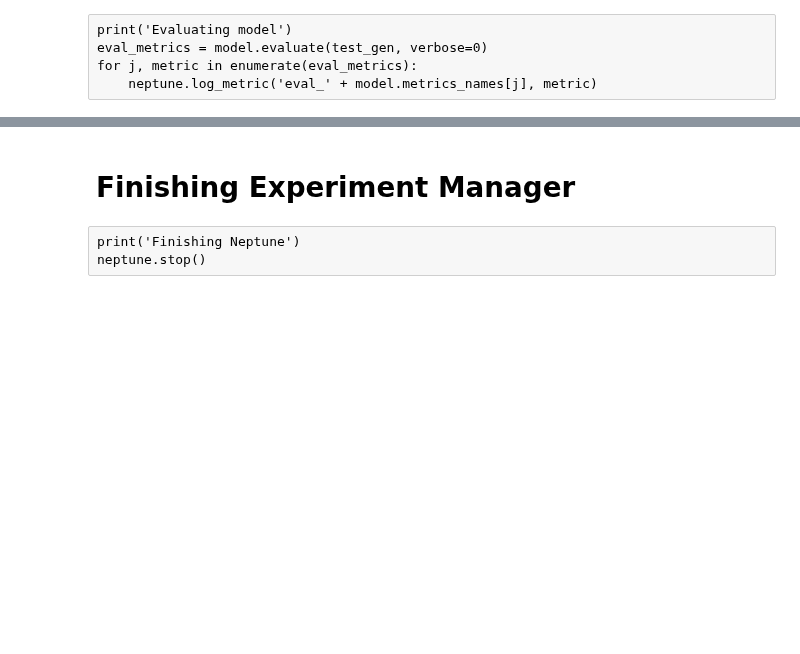
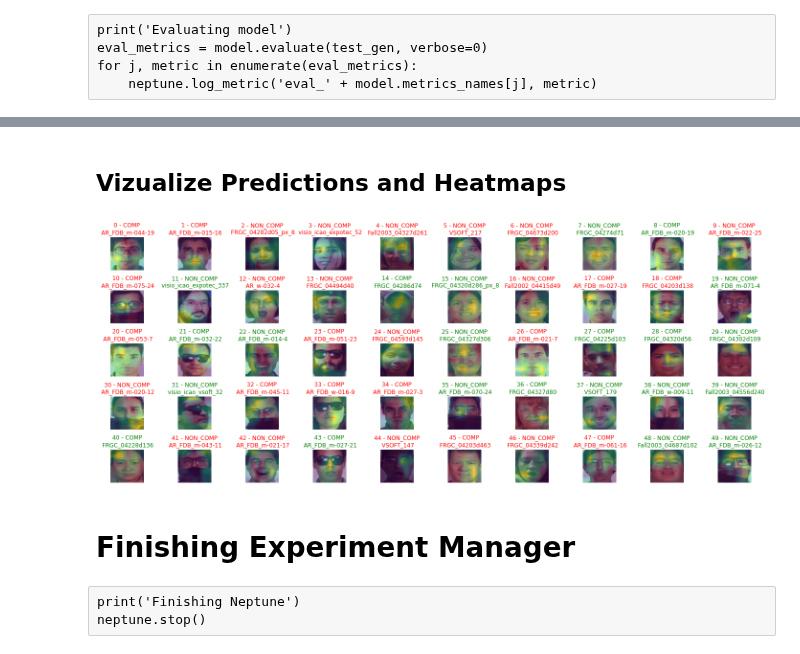
Before and after one commit to guilhermemg/icao_nets_training, a Jupyter notebook: notebooks/train_mobilenetv2.ipynb, the cells around one changed output, grey strips where cells are left out. Saved outputs shown, nothing was run; the diff lists cells and outputs as text; code cells hidden in the pictures; blank space fills up the shorter version.

```diff
--- a/notebooks/train_mobilenetv2.ipynb
+++ b/notebooks/train_mobilenetv2.ipynb
@@ -424,3 +481,18 @@ for j, metric in enumerate(eval_metrics):
+# %% [markdown]
+## Vizualize Predictions and Heatmaps
+# %%
+tmp_df = test_df.sample(n = 50, random_state=42)
+
+def get_img_name(img_path):
+    return img_path.split("/")[-1].split(".")[0]
+
+labels = [f'COMP\n {get_img_name(path)}' if x == Eval.COMPLIANT.value else f'NON_COMP\n {get_img_name(path)}' for x,path in zip(tmp_df.comp.values, tmp_df.img_name.values)]
+preds = [f'COMP\n {get_img_name(path)}' if x == Eval.COMPLIANT.value else f'NON_COMP\n {get_img_name(path)}' for x,path in zip(tmp_df.pred.values, tmp_df.img_name.values)]
+heatmaps = [calc_heatmap(im_name, 224,224) for im_name in tmp_df.img_name.values]
+
+dr.draw_imgs([cv2.imread(img) for img in tmp_df.img_name.values], labels=labels, predictions=preds, heatmaps=heatmaps)
+# %% [output]
+[figure, added]
 # %% [markdown]
 # Finishing Experiment Manager
 # %% [raw]
```
Also changed, not shown: parts of 17 cells of this notebook.
